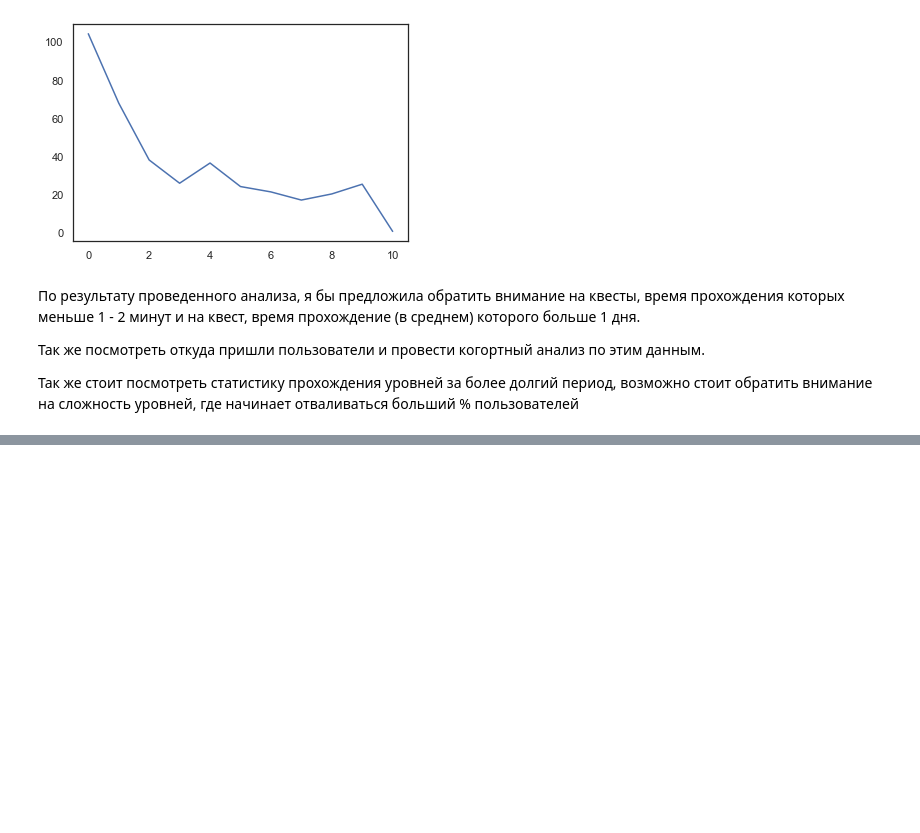
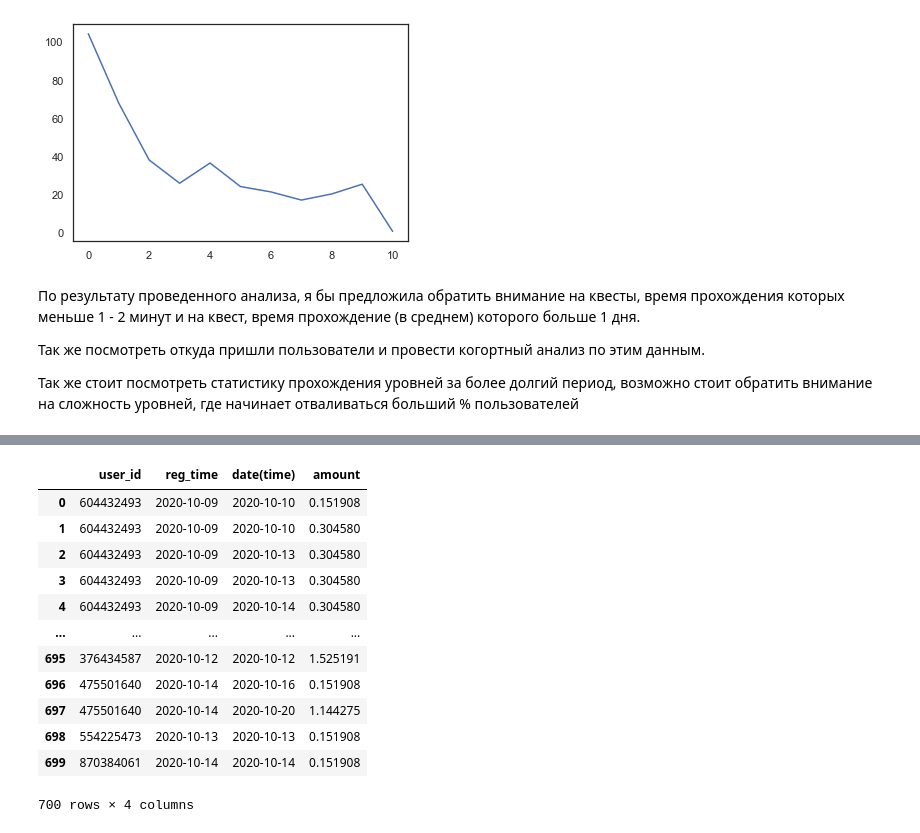
Before and after one commit to Annatolstik/Final_project, a Jupyter notebook: Project_Atlantis_Odyssey.ipynb, the cells around one changed output, grey strips where cells are left out. Cells and saved outputs as stored; diff of their text form; code cells hidden in the pictures; blank space fills up the shorter version.

```diff
--- a/Project_Atlantis_Odyssey.ipynb
+++ b/Project_Atlantis_Odyssey.ipynb
@@ -1028,0 +1049,16 @@ all_payment_plot.amount.plot()
+# %%
+payment_RFM
+# %% [output]
+|  | user_id | reg_time | date(time) | amount |
+| 0 | 604432493 | 2020-10-09 | 2020-10-10 | 0.151908 |
+| 1 | 604432493 | 2020-10-09 | 2020-10-10 | 0.304580 |
+| 2 | 604432493 | 2020-10-09 | 2020-10-13 | 0.304580 |
+| 3 | 604432493 | 2020-10-09 | 2020-10-13 | 0.304580 |
+| 4 | 604432493 | 2020-10-09 | 2020-10-14 | 0.304580 |
+| ... | ... | ... | ... | ... |
+| 695 | 376434587 | 2020-10-12 | 2020-10-12 | 1.525191 |
+| 696 | 475501640 | 2020-10-14 | 2020-10-16 | 0.151908 |
+| 697 | 475501640 | 2020-10-14 | 2020-10-20 | 1.144275 |
+| 698 | 554225473 | 2020-10-13 | 2020-10-13 | 0.151908 |
+| 699 | 870384061 | 2020-10-14 | 2020-10-14 | 0.151908 |
+700 rows × 4 columns
```
Also changed, not shown: parts of 16 cells of this notebook.
